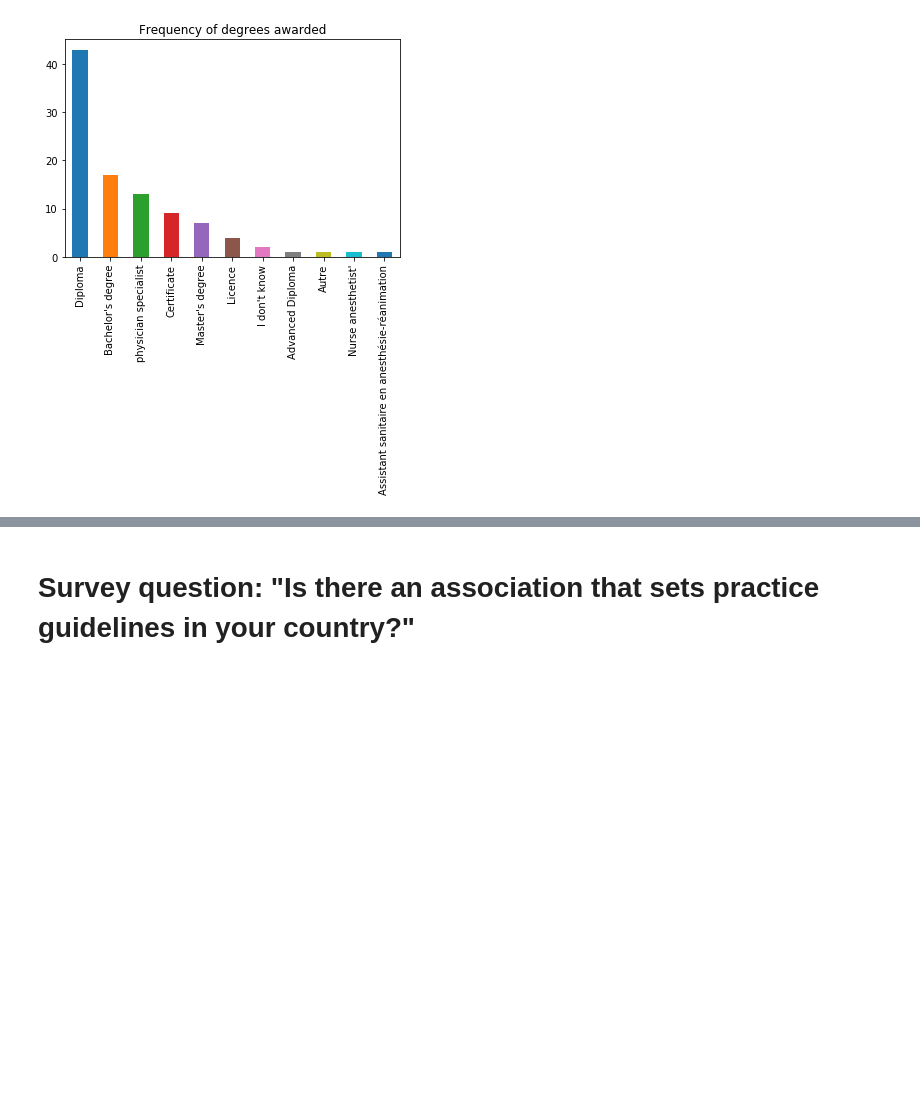
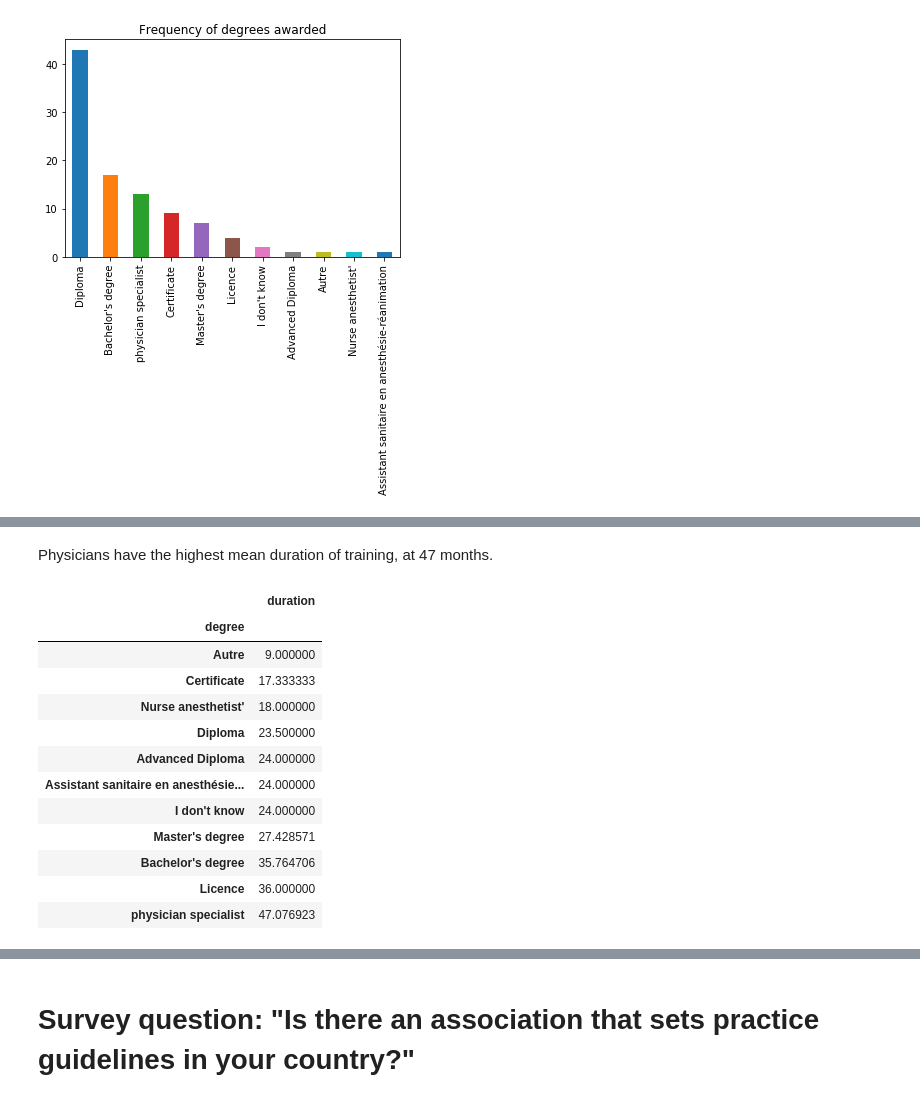
Before and after one commit to lawtj/npa, a Jupyter notebook: npa data.ipynb, the cells around one changed output, grey strips where cells are left out. Saved outputs shown, nothing was run; the diff lists cells and outputs as text; code cells hidden in the pictures; blank space fills up the shorter version.

```diff
--- a/npa data.ipynb
+++ b/npa data.ipynb
@@ -263,0 +287,19 @@ degs.plot.bar(title="Frequency of degrees awarded")
+# %% [markdown]
+Physicians have the highest mean duration of training, at 47 months.
+# %%
+durdegree = df1.groupby('degree').mean().sort_values('duration')
+durdegree
+# %% [output]
+|  | duration |
+| degree |  |
+| Autre | 9.000000 |
+| Certificate | 17.333333 |
+| Nurse anesthetist' | 18.000000 |
+| Diploma | 23.500000 |
+| Advanced Diploma | 24.000000 |
+| Assistant sanitaire en anesthésie... | 24.000000 |
+| I don't know | 24.000000 |
+| Master's degree | 27.428571 |
+| Bachelor's degree | 35.764706 |
+| Licence | 36.000000 |
+| physician specialist | 47.076923 |
```
Also changed, not shown: parts of 13 cells of this notebook.
